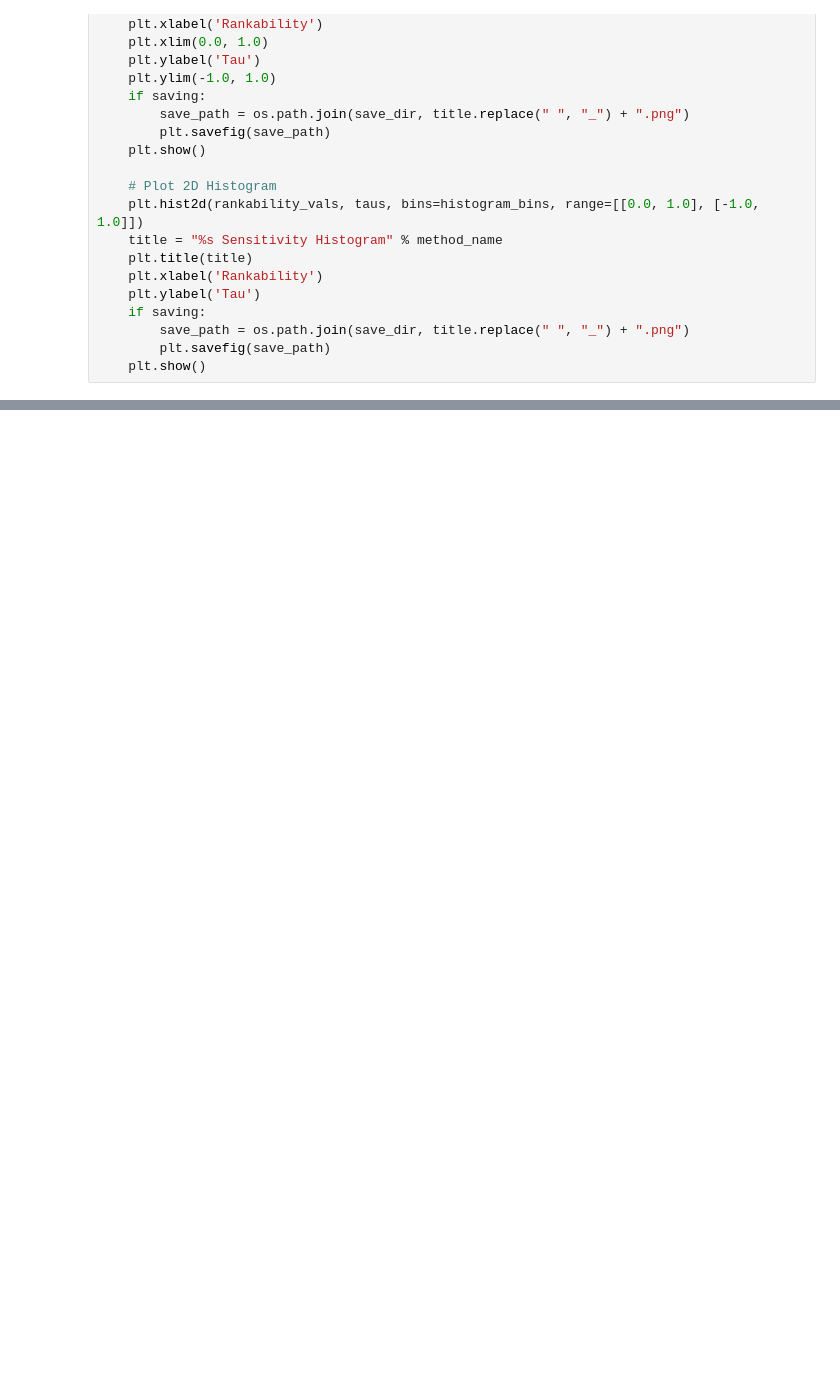
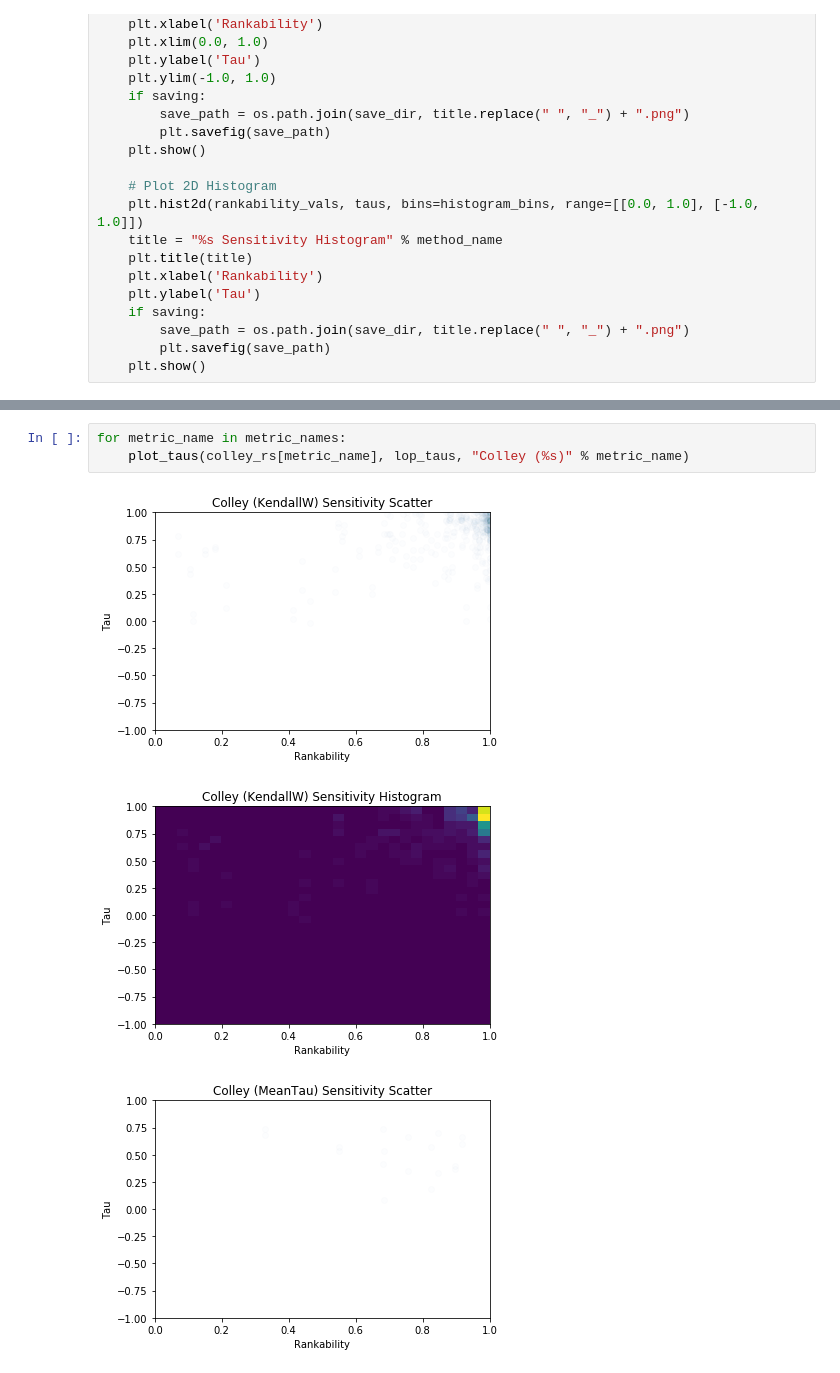
Before and after one commit to IGARDS/sensitivity_study, a Jupyter notebook: src/rankability_sensitivity_tests.ipynb, the cells around one changed output, grey strips where cells are left out. Drawn from its saved outputs; the diff is of its cells as text; blank space fills up the shorter version.

```diff
--- a/src/rankability_sensitivity_tests.ipynb
+++ b/src/rankability_sensitivity_tests.ipynb
@@ -119,0 +112,7 @@ plot_taus(combined_rankability_meanTau, combined_taus, "Combined (mean tau)")
+# %%
+for metric_name in metric_names:
+    plot_taus(colley_rs[metric_name], lop_taus, "Colley (%s)" % metric_name)
+# %% [output]
+[figure, added]
+[figure, added]
+[figure, added]
```
Also changed, not shown: parts of 10 cells of this notebook.
